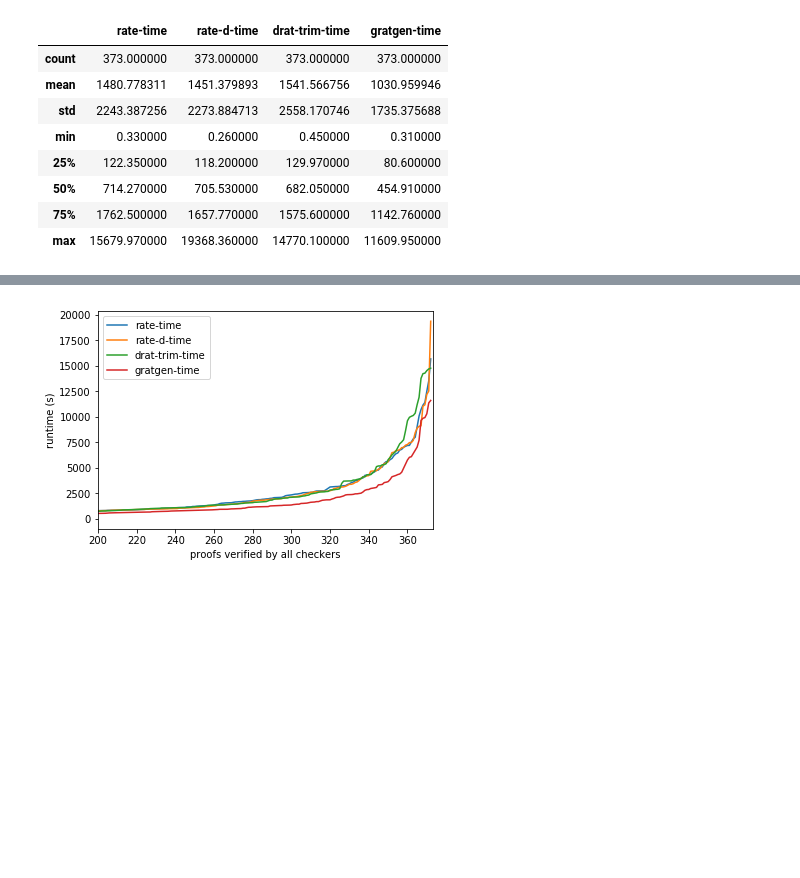
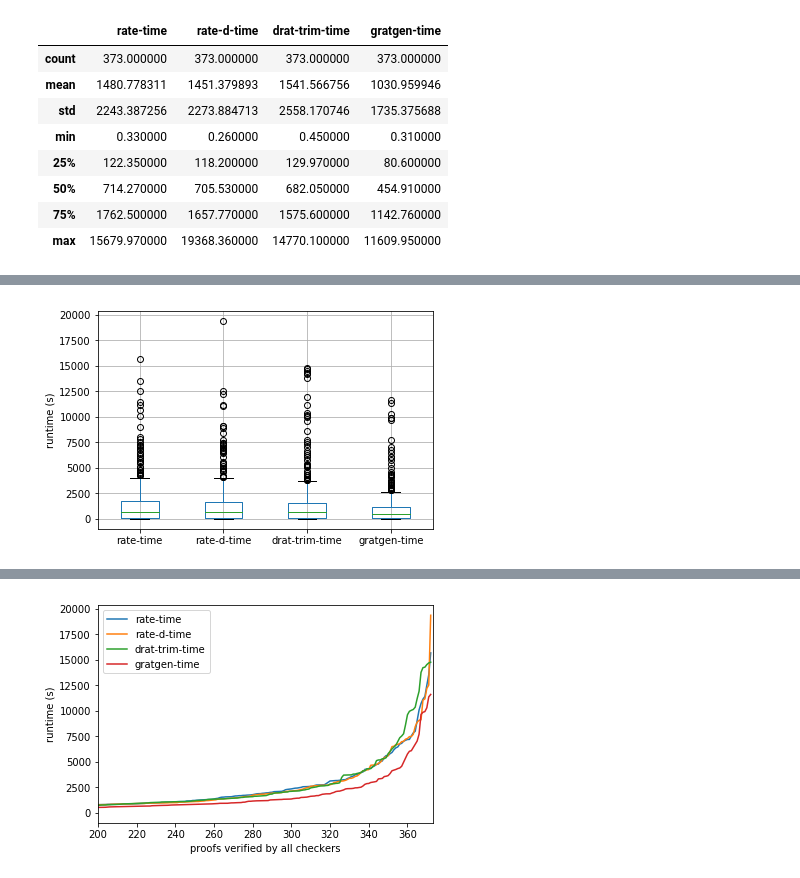
Before and after one commit to krobelus/rate-experiments, a Jupyter notebook: plots.ipynb, the cells around one changed output, grey strips where cells are left out. Drawn from its saved outputs; the diff is of its cells as text; code cells hidden in the pictures; blank space fills up the shorter version.

```diff
--- a/plots.ipynb
+++ b/plots.ipynb
@@ -2,6 +2,9 @@
 import pandas as pd
 import matplotlib.pyplot as plt
 import numpy as np
+
+plt.rc('text', usetex=True)
+plt.rc('font', family='serif')
 # %%
 dtype = {
     'rate-reason-deletions': 'Int64',
@@ -56,6 +59,10 @@ def set_labels(ax, x=None, y=None):
     if y is not None:
         ax.set_ylabel(LABELS[y])
 
+def boxplot(df, y, cs=checkers, **kwargs):
+    ax = df[[f'{checker}-{y}' for checker in checkers]].boxplot()
+    set_labels(ax, y=y)
+
 def compare(df, y, cs=checkers, **kwargs):
     ax = plt.subplot()
     x = list(range(len(df)))
@@ -78,8 +85,9 @@ def correlation(df, x, y, **kwargs):
     set_labels(ax, x, y)
 
 SAVE_FIGURES = 1
-def persist(name, needSVG=True, needPNG=False):
+def persist(name, needPDF=True, needSVG=False, needPNG=False):
     if SAVE_FIGURES:
+        if needPDF: plt.savefig(f'p/{name}.pdf')
         if needSVG: plt.savefig(f'p/{name}.svg')
         if needPNG: plt.savefig(f'p/{name}.png')
 # %%
@@ -105,0 +141,4 @@ vf[[f'{checker}-space' for checker in checkers]].boxplot(); persist('box-space')
+# %%
+boxplot(vf, 'time'); persist('box-time')
+# %% [output]
+[figure, added]
```
Also changed, not shown: parts of 15 cells of this notebook, 1 other file.
